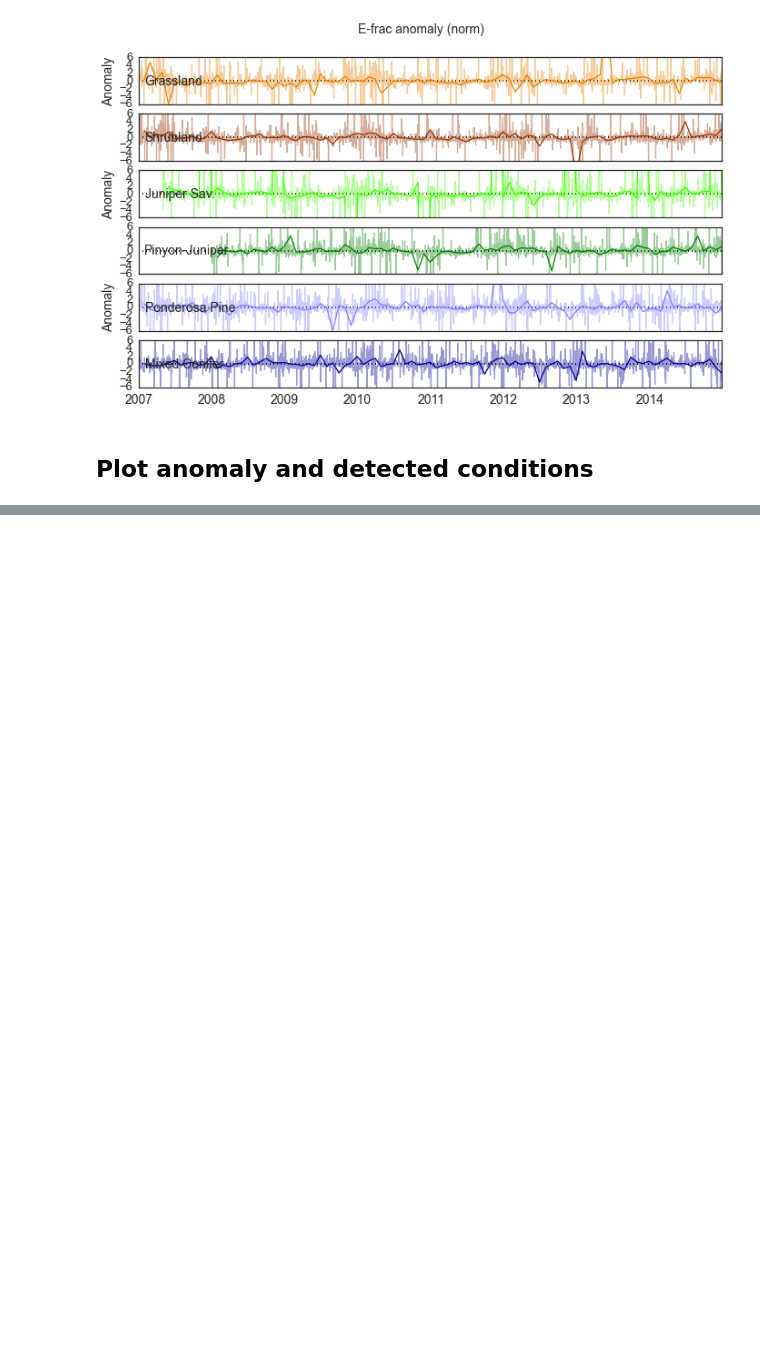
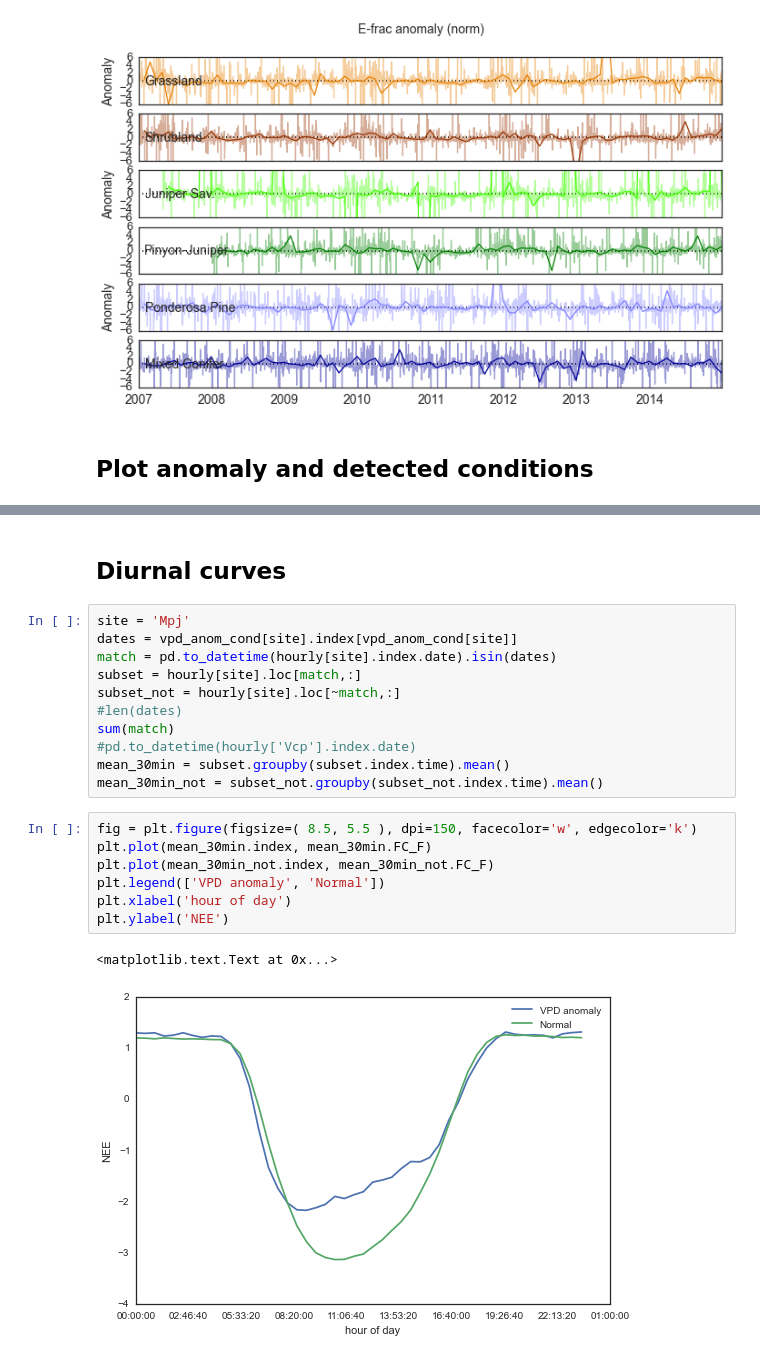
Before and after one commit to gremau/NMEG_miscellany, a Jupyter notebook: anomaly_and_C_uptake_detection.ipynb, the cells around one changed output, grey strips where cells are left out. Saved outputs shown, nothing was run; the diff lists cells and outputs as text; blank space fills up the shorter version.

```diff
--- a/anomaly_and_C_uptake_detection.ipynb
+++ b/anomaly_and_C_uptake_detection.ipynb
@@ -314,0 +309,23 @@ DatetimeIndex(['2009-01-31', '2009-02-01', '2009-02-02', '2009-02-03',
+# %% [markdown]
+## Diurnal curves
+# %%
+site = 'Mpj'
+dates = vpd_anom_cond[site].index[vpd_anom_cond[site]]
+match = pd.to_datetime(hourly[site].index.date).isin(dates)
+subset = hourly[site].loc[match,:]
+subset_not = hourly[site].loc[~match,:]
+#len(dates)
+sum(match)
+#pd.to_datetime(hourly['Vcp'].index.date)
+mean_30min = subset.groupby(subset.index.time).mean()
+mean_30min_not = subset_not.groupby(subset_not.index.time).mean()
+# %%
+fig = plt.figure(figsize=( 8.5, 5.5 ), dpi=150, facecolor='w', edgecolor='k')
+plt.plot(mean_30min.index, mean_30min.FC_F)
+plt.plot(mean_30min_not.index, mean_30min_not.FC_F)
+plt.legend(['VPD anomaly', 'Normal'])
+plt.xlabel('hour of day')
+plt.ylabel('NEE')
+# %% [output]
+<matplotlib.text.Text at 0x...>
+[figure, added]
```
Also changed, not shown: parts of 13 cells of this notebook.
